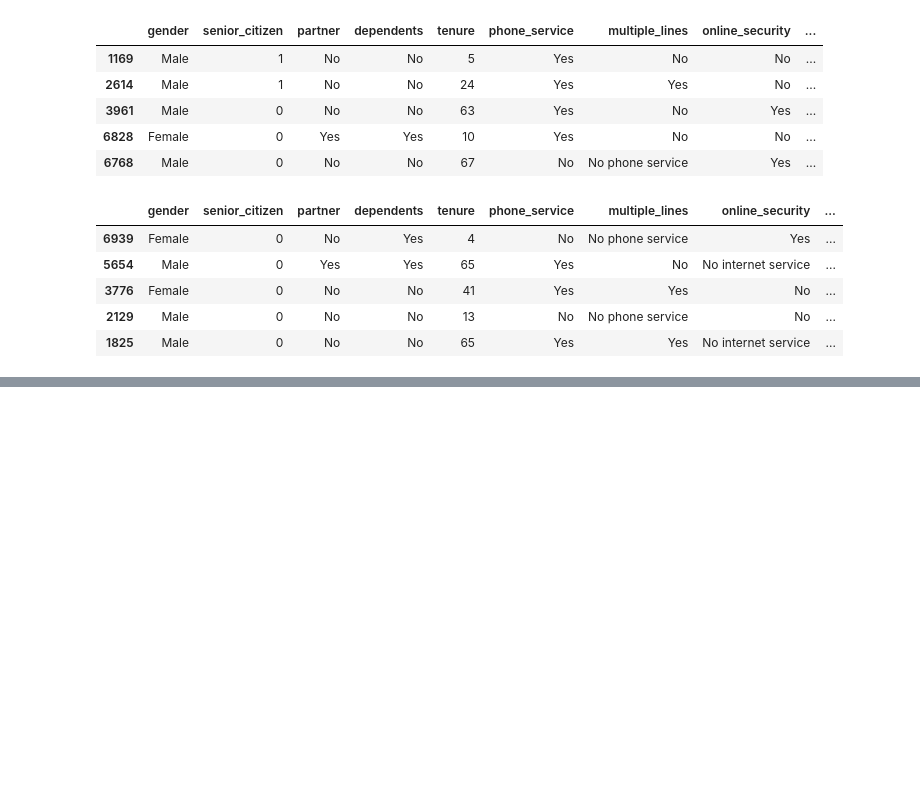
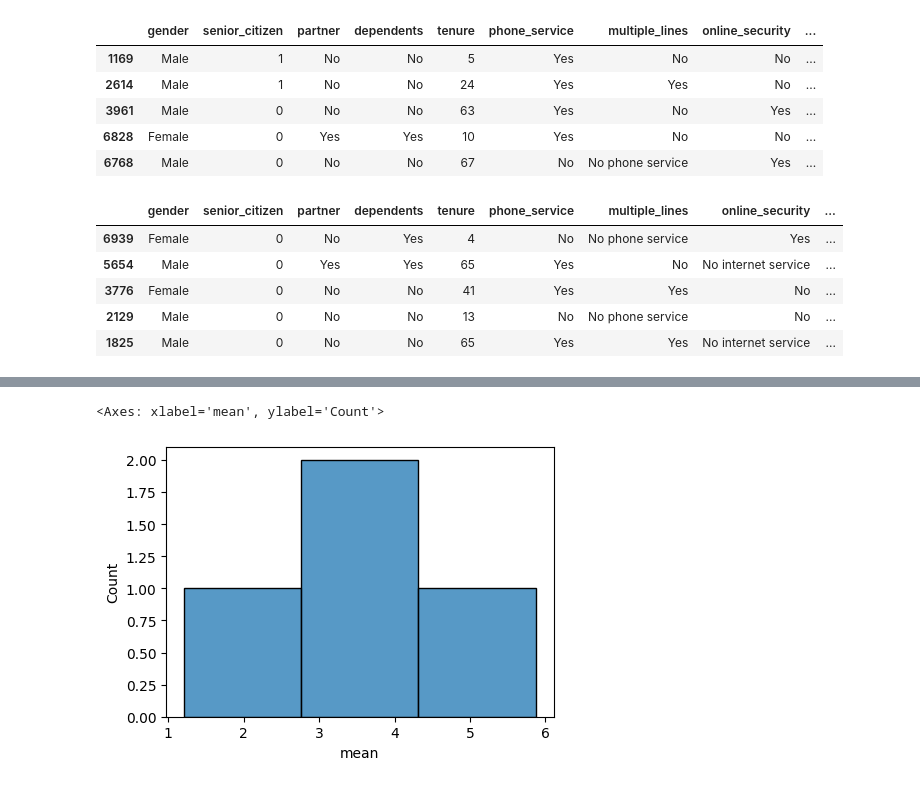
Before and after one commit to Jonathan-Garcia1/classification-exercises, a Jupyter notebook: classification_exercises.ipynb, the cells around one changed output, grey strips where cells are left out. Cells and saved outputs as stored; diff of their text form; code cells hidden in the pictures; blank space fills up the shorter version.

```diff
--- a/classification_exercises.ipynb
+++ b/classification_exercises.ipynb
@@ -493,0 +584,3 @@ test_telco.head()
+# %%
+iris_desc = iris_train.describe()
+iris_desc
@@ -493,0 +602,6 @@ test_telco.head()
+# %%
+plt.figure(figsize=(5, 3.5))
+sns.histplot(iris_desc.loc['mean'])
+# %% [output]
+<Axes: xlabel='mean', ylabel='Count'>
+[figure, added]
```
Also changed, not shown: parts of 76 cells of this notebook, 3 other files.
